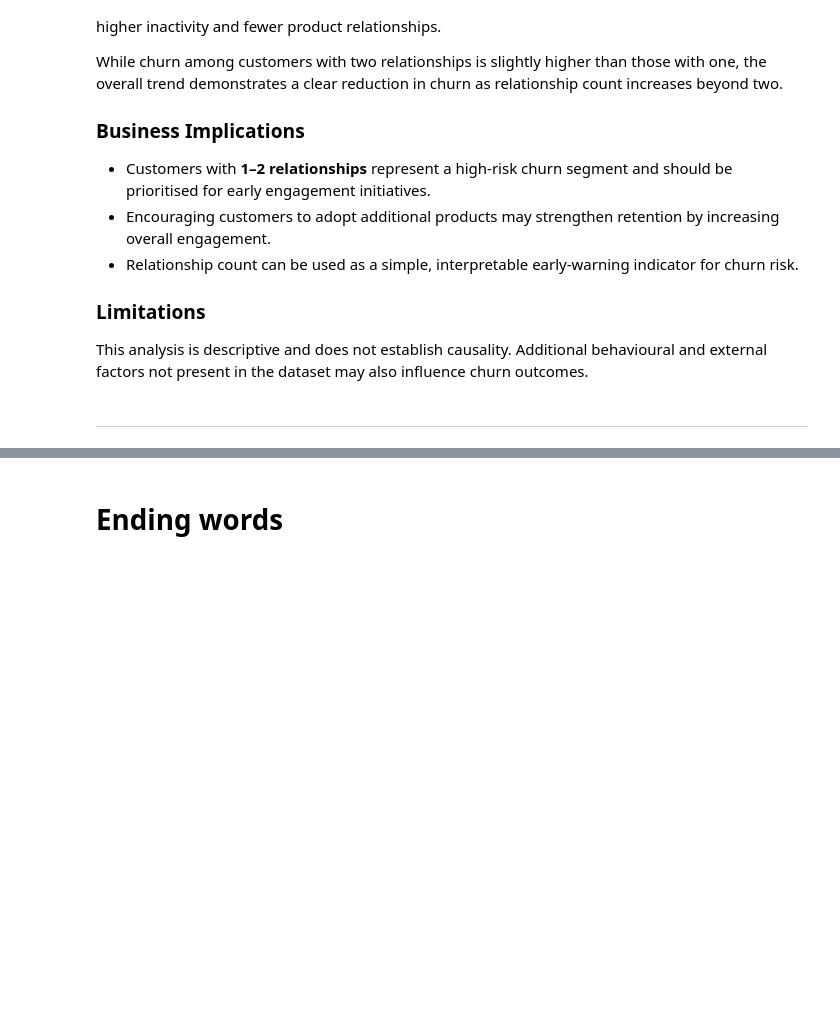
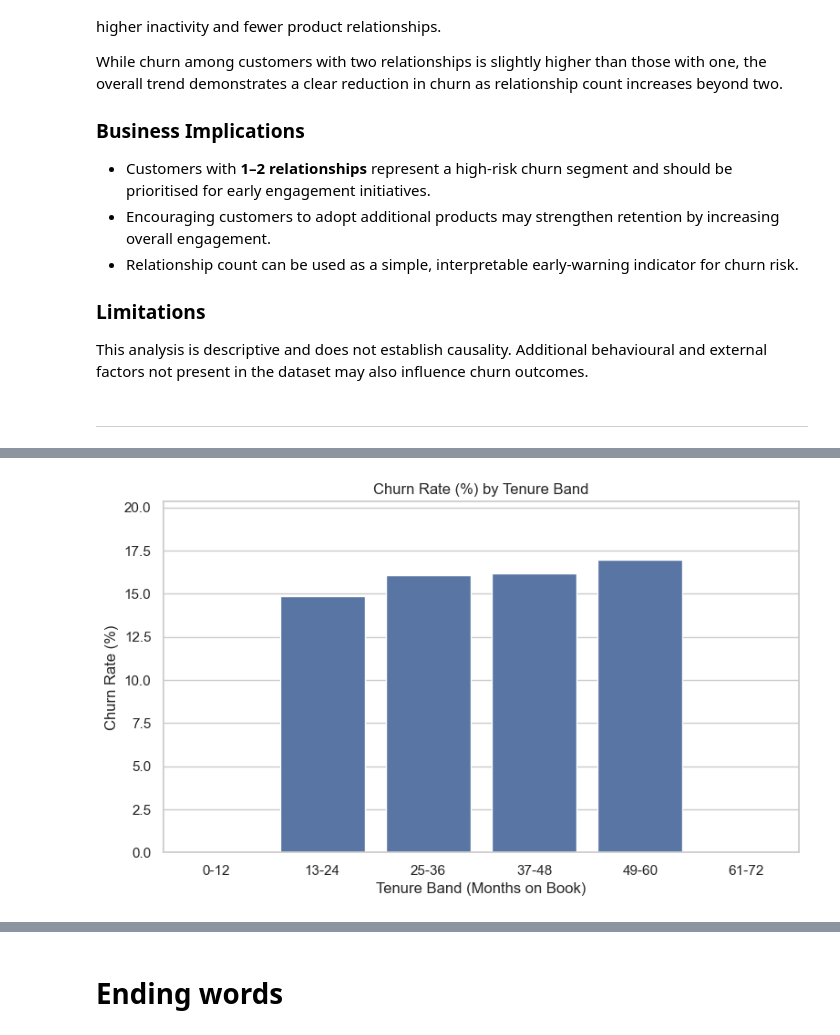
Before and after one commit to RNB1993/CreditCardChurn, a Jupyter notebook: jupyter_notebooks/DataVisualisation.ipynb, the cells around one changed output, grey strips where cells are left out. Cells and saved outputs as stored; diff of their text form; code cells hidden in the pictures; blank space fills up the shorter version.

```diff
--- a/jupyter_notebooks/DataVisualisation.ipynb
+++ b/jupyter_notebooks/DataVisualisation.ipynb
@@ -201,0 +267,13 @@ may also influence churn outcomes.
+# %%
+# Creating tenure bands
+tenure_bins = [0, 12, 24, 36, 48, 60, 72]
+tenure_labels = ["0-12", "13-24", "25-36", "37-48", "49-60", "61-72"]
+
+df["TenureBand"] = pd.cut(
+    df["MonthsOnBook"],
+    bins=tenure_bins,
+    labels=tenure_labels,
+    include_lowest=True
+)
+
+df["TenureBand"].value_counts(dropna=False).sort_index()
@@ -201,0 +296,9 @@ may also influence churn outcomes.
+# %%
+churn_by_tenure_band = (
+    df.groupby("TenureBand")["ChurnFlag"]
+      .agg(churn_rate="mean", customers="count")
+      .reset_index()
+)
+
+churn_by_tenure_band["churn_rate_pct"] = (churn_by_tenure_band["churn_rate"] * 100).round(2)
+churn_by_tenure_band
@@ -201,0 +313,14 @@ may also influence churn outcomes.
+# %%
+plt.figure(figsize=(9, 5))
+sns.barplot(
+    data=churn_by_tenure_band,
+    x="TenureBand",
+    y="churn_rate_pct"
+)
+plt.title("Churn Rate (%) by Tenure Band")
+plt.xlabel("Tenure Band (Months on Book)")
+plt.ylabel("Churn Rate (%)")
+plt.ylim(0, churn_by_tenure_band["churn_rate_pct"].max() * 1.2)
+plt.show()
+# %% [output]
+[figure, added]
```
Also changed, not shown: parts of 35 cells of this notebook, 1 other file.
